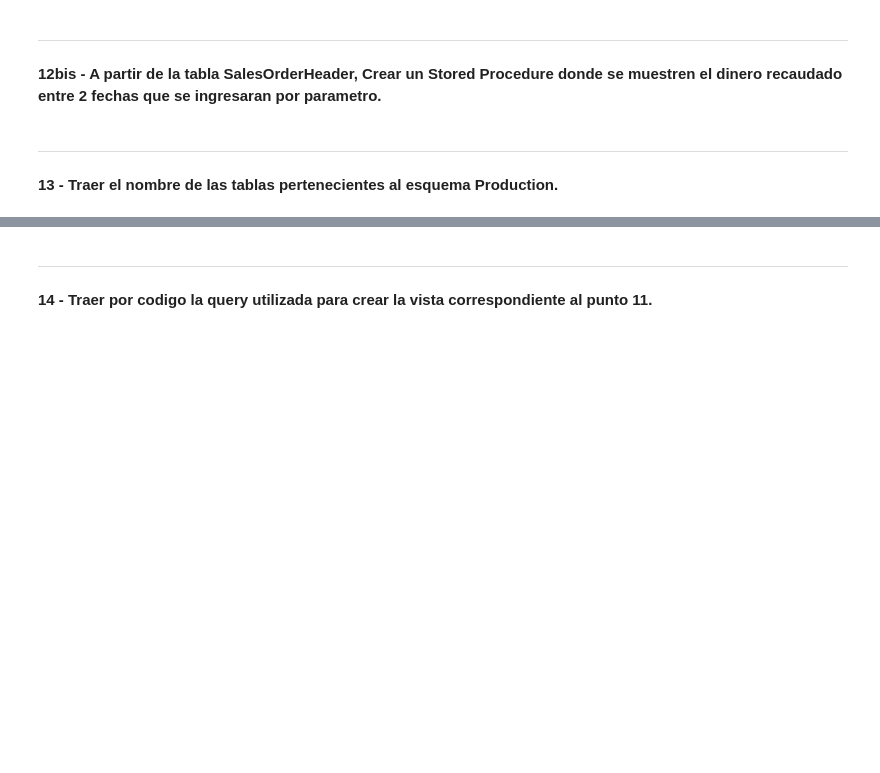
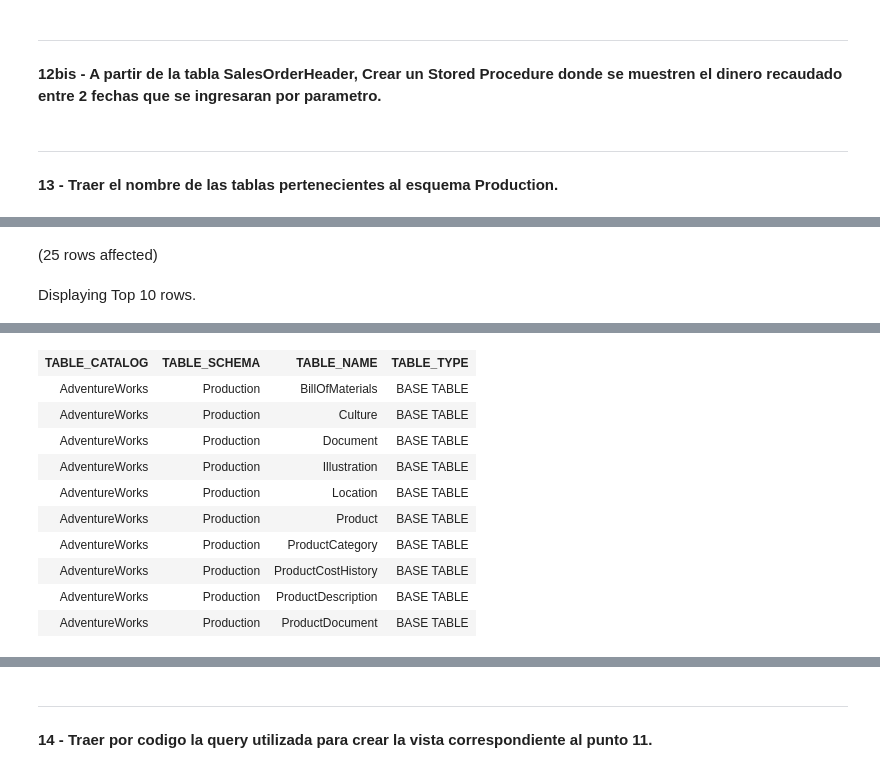
Before and after one commit to tvillani22/SQL_Server, a Jupyter notebook: TP1.ipynb, the cells around one changed output, grey strips where cells are left out. Cells and saved outputs as stored; diff of their text form; code cells hidden in the pictures; blank space fills up the shorter version.

```diff
--- a/TP1.ipynb
+++ b/TP1.ipynb
@@ -122,0 +213,9 @@ DROP TABLE Test_Tarjetas_vencidas;
+# %%
+-- Sin incluir views
+SELECT *
+FROM INFORMATION_SCHEMA.TABLES
+WHERE TABLE_SCHEMA = 'Production' AND TABLE_TYPE = 'BASE TABLE'
+ORDER BY TABLE_NAME;
+# %% [output]
+(25 rows affected)
+Displaying Top 10 rows.
@@ -122,0 +223,11 @@ DROP TABLE Test_Tarjetas_vencidas;
+| TABLE_CATALOG | TABLE_SCHEMA | TABLE_NAME | TABLE_TYPE |
+| AdventureWorks | Production | BillOfMaterials | BASE TABLE |
+| AdventureWorks | Production | Culture | BASE TABLE |
+| AdventureWorks | Production | Document | BASE TABLE |
+| AdventureWorks | Production | Illustration | BASE TABLE |
+| AdventureWorks | Production | Location | BASE TABLE |
+| AdventureWorks | Production | Product | BASE TABLE |
+| AdventureWorks | Production | ProductCategory | BASE TABLE |
+| AdventureWorks | Production | ProductCostHistory | BASE TABLE |
+| AdventureWorks | Production | ProductDescription | BASE TABLE |
+| AdventureWorks | Production | ProductDocument | BASE TABLE |
```
Also changed, not shown: parts of 16 cells of this notebook, 1 other file.
